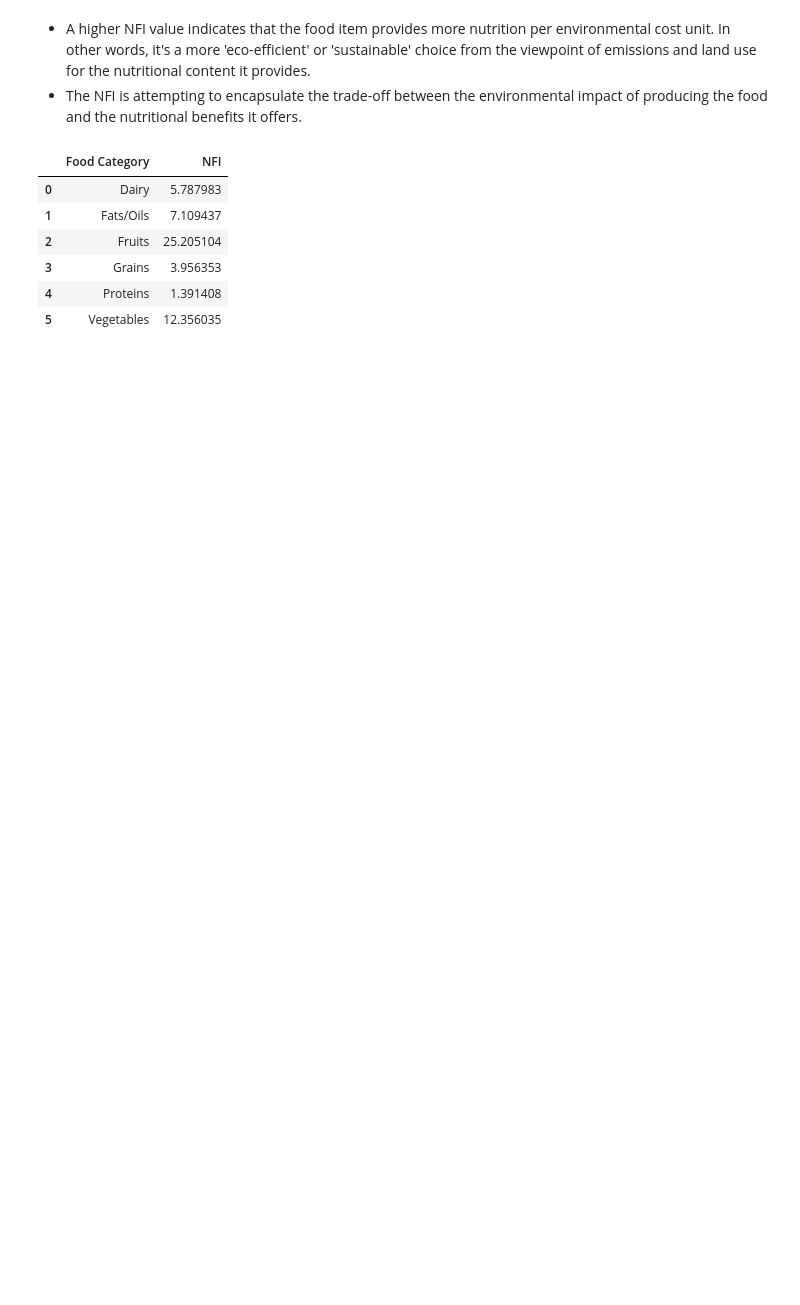
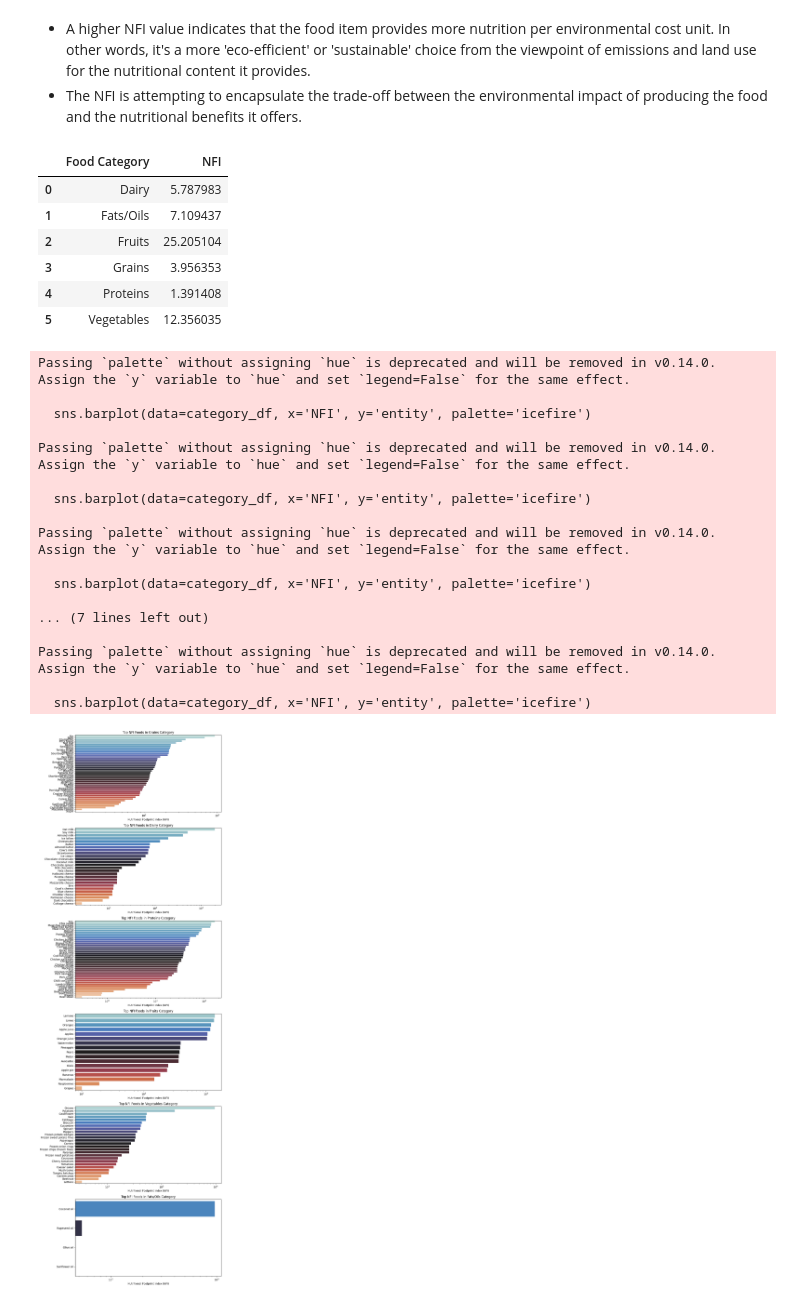
Before and after one commit to jld224/BananaIndex, a Jupyter notebook: BananaIndex.ipynb, the cells around one changed output. Cells and saved outputs as stored; diff of their text form; code cells hidden in the pictures; blank space fills up the shorter version.

```diff
--- a/BananaIndex.ipynb
+++ b/BananaIndex.ipynb
@@ -523,3 +527,45 @@ average_nfi_by_category
 | 3 | Grains | 3.956353 |
 | 4 | Proteins | 1.391408 |
 | 5 | Vegetables | 12.356035 |
+# %%
+# Sort and display the top 50 (or fewer) items by NFI score within each food category
+food_categories = df['Food Category'].unique()  # Extract unique food categories
+# Define subplot rows and columns
+n_rows = len(food_categories)
+
+# Initialize the plot - adjust the figure size if necessary
+plt.figure(figsize=(10, 5 * n_rows))
+for i, category in enumerate(food_categories, 1):
+    category_df = df[df['Food Category'] == category].sort_values(by='NFI', ascending=False).head(50)
+
+    plt.subplot(n_rows, 1, i)
+
+    sns.barplot(data=category_df, x='NFI', y='entity', palette='icefire')
+
+    plt.title(f'Top NFI Foods in {category} Category')
+    plt.xlabel('Nutritional Footprint Index (NFI)')
+    plt.xscale('log')
+    plt.ylabel('')
+    plt.tight_layout()  # Adjust subplots to fit into the figure area
+
+# Show plot
+plt.show()
+# %% [output]
+Passing `palette` without assigning `hue` is deprecated and will be removed in v0.14.0. Assign the `y` variable to `hue` and set `legend=False` for the same effect.
+
+  sns.barplot(data=category_df, x='NFI', y='entity', palette='icefire')
+
+Passing `palette` without assigning `hue` is deprecated and will be removed in v0.14.0. Assign the `y` variable to `hue` and set `legend=False` for the same effect.
+
+  sns.barplot(data=category_df, x='NFI', y='entity', palette='icefire')
+
+Passing `palette` without assigning `hue` is deprecated and will be removed in v0.14.0. Assign the `y` variable to `hue` and set `legend=False` for the same effect.
+
+  sns.barplot(data=category_df, x='NFI', y='entity', palette='icefire')
+
+... (7 lines left out)
+
+Passing `palette` without assigning `hue` is deprecated and will be removed in v0.14.0. Assign the `y` variable to `hue` and set `legend=False` for the same effect.
+
+  sns.barplot(data=category_df, x='NFI', y='entity', palette='icefire')
+[figure, added]
```
Also changed, not shown: parts of 1 cell of this notebook, 1 other file.
